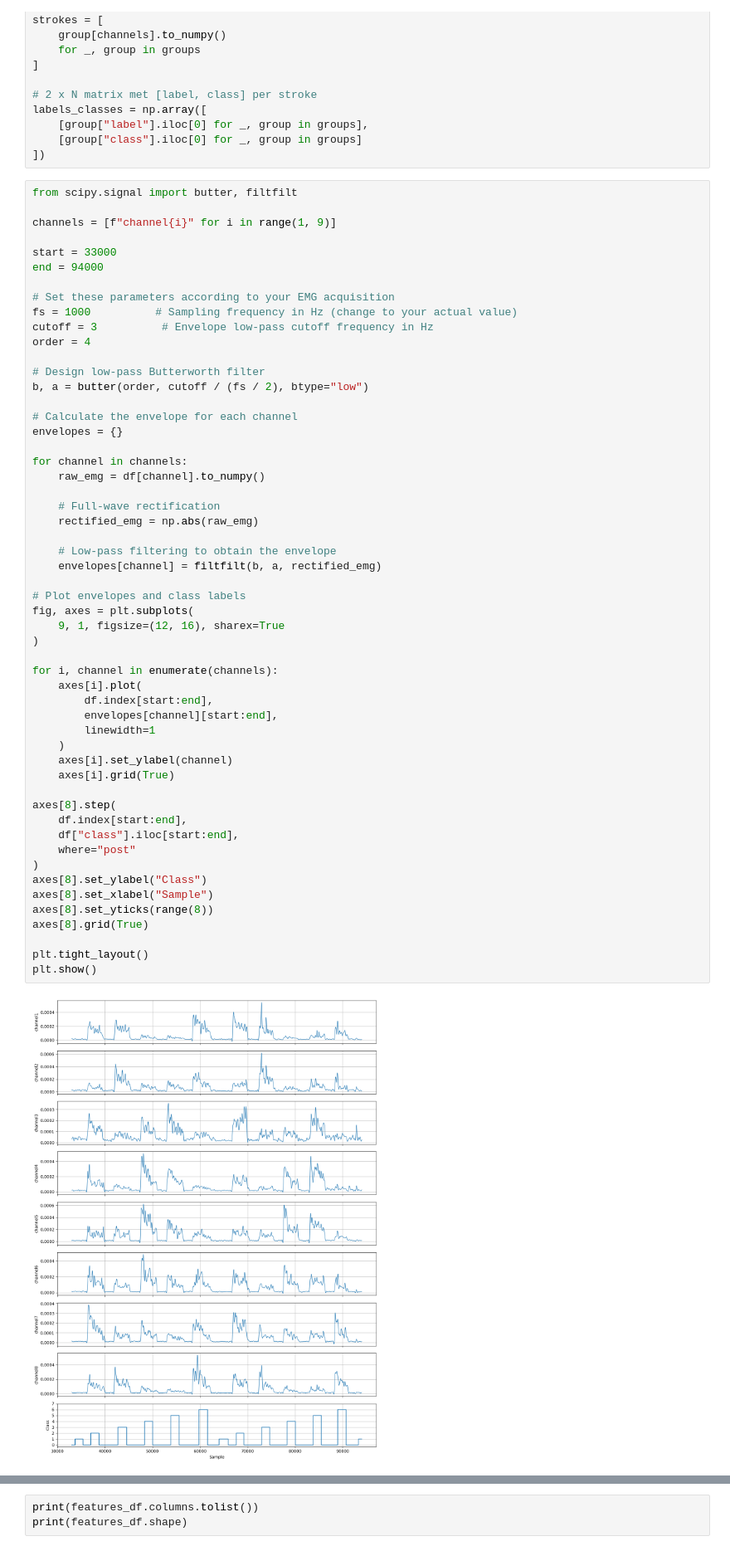
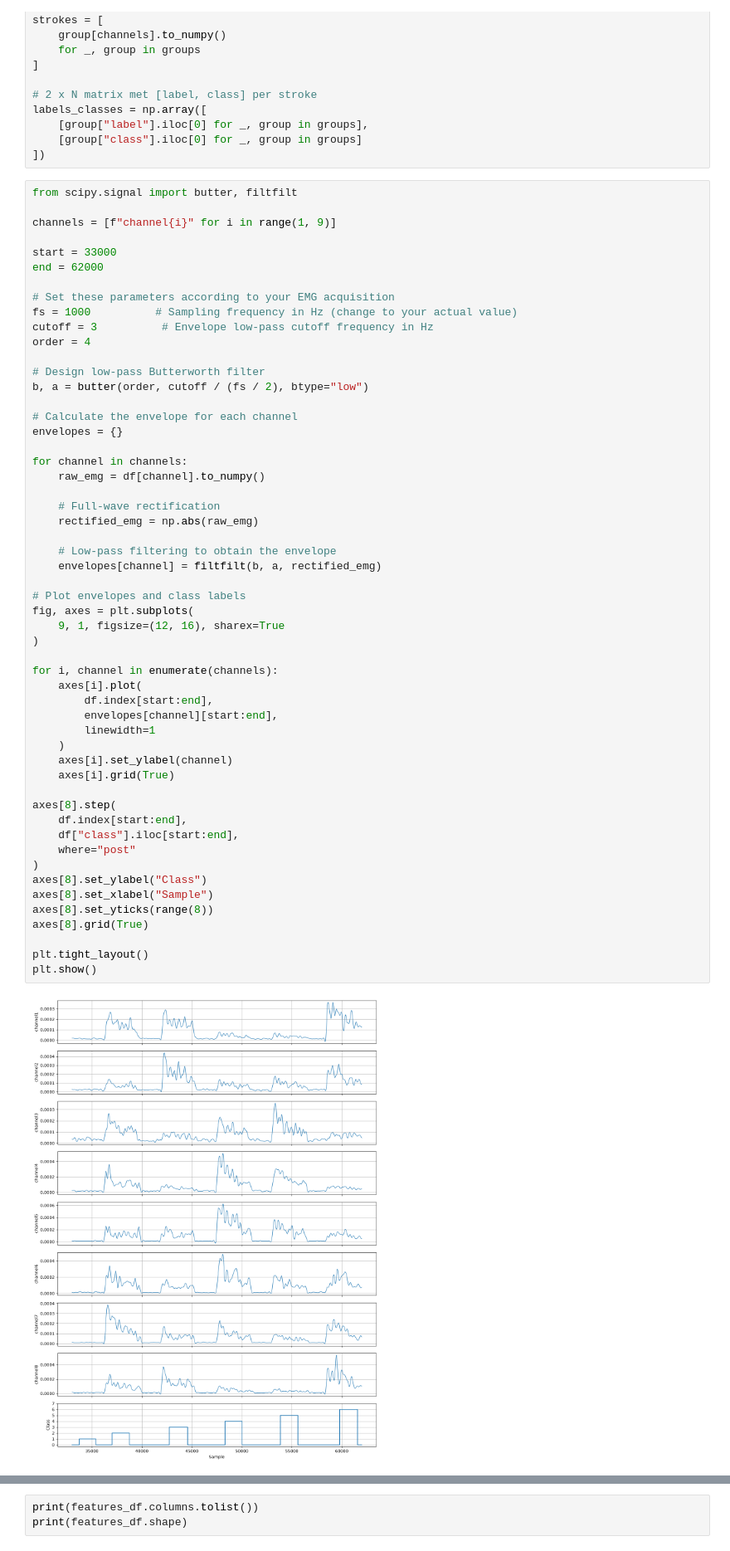
Before and after one commit to laauritaa/S-S_EMG, a Jupyter notebook: Data_Features.ipynb, the cells around one changed output, grey strips where cells are left out. Shown at 83% size. Cells and saved outputs as stored; diff of their text form.

```diff
--- a/Data_Features.ipynb
+++ b/Data_Features.ipynb
@@ -279,7 +279,7 @@ from scipy.signal import butter, filtfilt
 channels = [f"channel{i}" for i in range(1, 9)]
 
 start = 33000
-end = 94000
+end = 62000
 
 # Set these parameters according to your EMG acquisition
 fs = 1000          # Sampling frequency in Hz (change to your actual value)
@@ -301,34 +301,34 @@ for channel in channels:
     # Low-pass filtering to obtain the envelope
     envelopes[channel] = filtfilt(b, a, rectified_emg)
 
 # Plot envelopes and class labels
 fig, axes = plt.subplots(
     9, 1, figsize=(12, 16), sharex=True
 )
 
 for i, channel in enumerate(channels):
     axes[i].plot(
         df.index[start:end],
         envelopes[channel][start:end],
         linewidth=1
     )
     axes[i].set_ylabel(channel)
     axes[i].grid(True)
 
 axes[8].step(
     df.index[start:end],
     df["class"].iloc[start:end],
     where="post"
 )
 axes[8].set_ylabel("Class")
 axes[8].set_xlabel("Sample")
 axes[8].set_yticks(range(8))
 axes[8].grid(True)
 
 plt.tight_layout()
 plt.show()
 # %% [output]
-[figure, old version]
+[figure, new version]
 # %%
 # Create an empty DataFrame
 features_df = pd.DataFrame()
```
Also changed, not shown: parts of 1 cell of this notebook.
